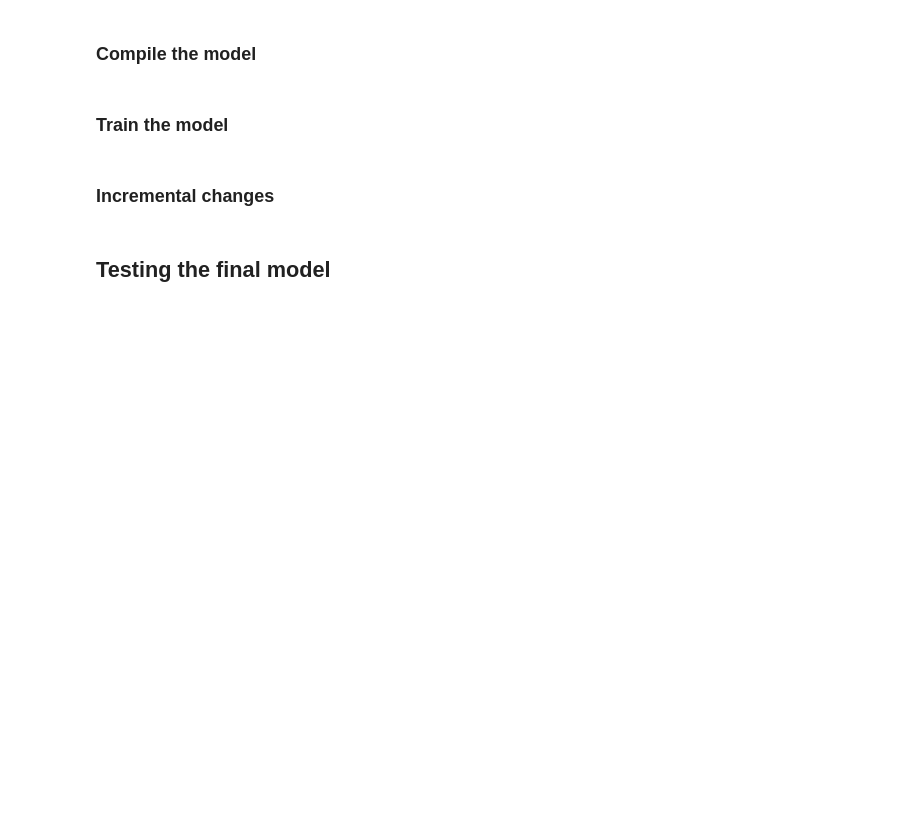
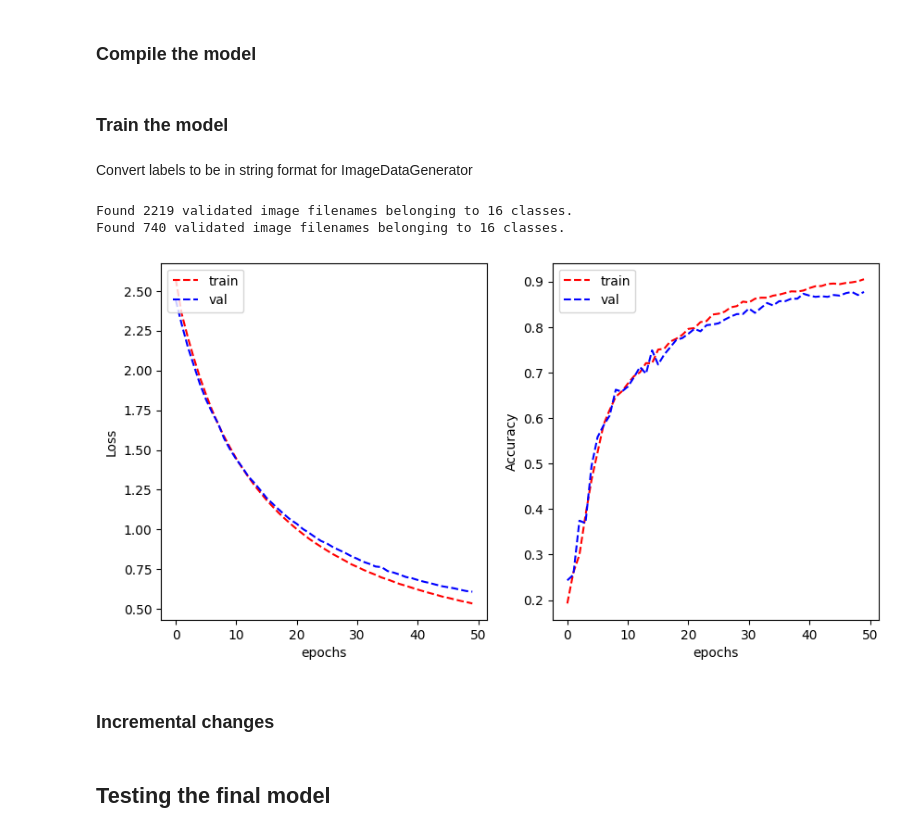
Before and after one commit to BenjapornW/Road-Traffic-Signs-Image-Classification-using-a-Neural-Network, a Jupyter notebook: s3959666_s3961136.ipynb, the cells around one changed output. Drawn from its saved outputs; the diff is of its cells as text; code cells hidden in the pictures; blank space fills up the shorter version.

```diff
--- a/s3959666_s3961136.ipynb
+++ b/s3959666_s3961136.ipynb
@@ -118,7 +138,53 @@ tf.keras.utils.plot_model(model, show_shapes=True)
 # %% [markdown]
 ### Compile the model
+# %%
+# update weight using Stochastic Gradient Descent (SGD)
+model.compile(optimizer='SGD',
+              loss=tf.keras.losses.CategoricalCrossentropy(from_logits=True),
+              metrics=['categorical_accuracy'])
 # %% [markdown]
 ### Train the model
+# %% [markdown]
+Convert labels to be in string format for ImageDataGenerator
+# %%
+train_data['class'] = train_data['class'].astype('str')
+val_data['class'] = val_data['class'].astype('str')
+# %%
+from tensorflow.keras.preprocessing.image import ImageDataGenerator
+
+train_datagen = ImageDataGenerator(rescale=1./255, data_format='channels_last')
+val_datagen = ImageDataGenerator(rescale=1./255, data_format='channels_last')
+
+batch_size = 32
+
+train_generator = train_datagen.flow_from_dataframe(
+        dataframe=train_data,
+        directory='./',
+        x_col="ImgPath",
+        y_col="class",
+        target_size=(32, 32),
+        batch_size=batch_size,
+        class_mode='categorical')
+
+validation_generator = val_datagen.flow_from_dataframe(
+        dataframe=val_data,
+        directory='./',
+        x_col="ImgPath",
+        y_col="class",
+        target_size=(32, 32),
+        batch_size=batch_size,
+        class_mode='categorical')
+# %% [output]
+Found 2219 validated image filenames belonging to 16 classes.
+Found 740 validated image filenames belonging to 16 classes.
+# %%
+history = model.fit_generator(train_generator, validation_data = validation_generator, epochs=50, verbose=0)
+# %%
+plot_learning_curve(history.history['loss'], history.history['val_loss'],
+                    history.history['categorical_accuracy'], history.history['val_categorical_accuracy'],
+                    metric_name='Accuracy')
+# %% [output]
+[figure, added]
 # %% [markdown]
 ### Incremental changes
 # %% [markdown]
```
Also changed, not shown: parts of 9 cells of this notebook.
